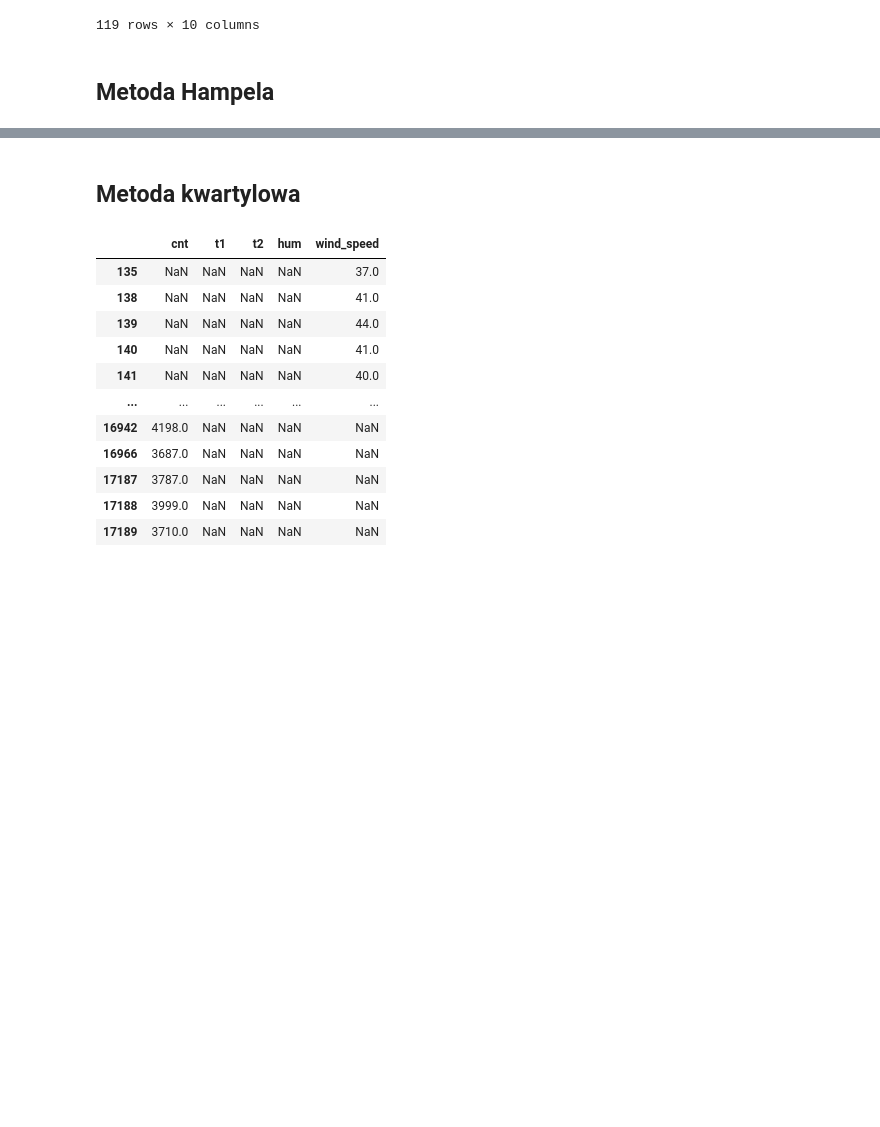
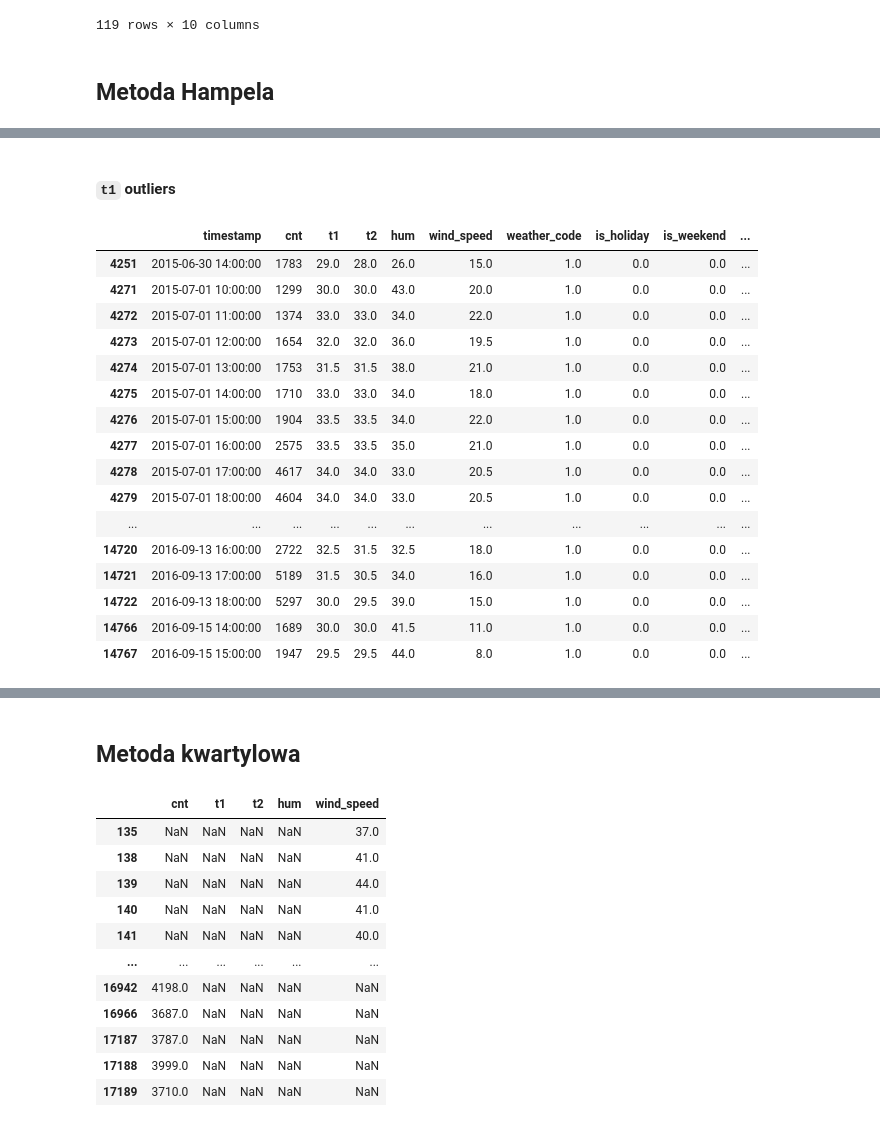
Before and after one commit to hubert-mazur/bike_sharing_data_exploration, a Jupyter notebook: project.ipynb, the cells around one changed output, grey strips where cells are left out. Drawn from its saved outputs; the diff is of its cells as text; code cells hidden in the pictures; blank space fills up the shorter version.

Commit message:
Print cnt, t1, hum, wind_speed outliers in II and III method

```diff
--- a/project.ipynb
+++ b/project.ipynb
@@ -232,0 +256,22 @@ df.dropna(thresh=1)
+# %% [markdown]
+#### `t1` outliers
+# %%
+dataset.iloc[list(df.index[df['t1'].notna() == True])]
+# %% [output]
+|  | timestamp | cnt | t1 | t2 | hum | wind_speed | weather_code | is_holiday | is_weekend | ... |
+| 4251 | 2015-06-30 14:00:00 | 1783 | 29.0 | 28.0 | 26.0 | 15.0 | 1.0 | 0.0 | 0.0 | ... |
+| 4271 | 2015-07-01 10:00:00 | 1299 | 30.0 | 30.0 | 43.0 | 20.0 | 1.0 | 0.0 | 0.0 | ... |
+| 4272 | 2015-07-01 11:00:00 | 1374 | 33.0 | 33.0 | 34.0 | 22.0 | 1.0 | 0.0 | 0.0 | ... |
+| 4273 | 2015-07-01 12:00:00 | 1654 | 32.0 | 32.0 | 36.0 | 19.5 | 1.0 | 0.0 | 0.0 | ... |
+| 4274 | 2015-07-01 13:00:00 | 1753 | 31.5 | 31.5 | 38.0 | 21.0 | 1.0 | 0.0 | 0.0 | ... |
+| 4275 | 2015-07-01 14:00:00 | 1710 | 33.0 | 33.0 | 34.0 | 18.0 | 1.0 | 0.0 | 0.0 | ... |
+| 4276 | 2015-07-01 15:00:00 | 1904 | 33.5 | 33.5 | 34.0 | 22.0 | 1.0 | 0.0 | 0.0 | ... |
+| 4277 | 2015-07-01 16:00:00 | 2575 | 33.5 | 33.5 | 35.0 | 21.0 | 1.0 | 0.0 | 0.0 | ... |
+| 4278 | 2015-07-01 17:00:00 | 4617 | 34.0 | 34.0 | 33.0 | 20.5 | 1.0 | 0.0 | 0.0 | ... |
+| 4279 | 2015-07-01 18:00:00 | 4604 | 34.0 | 34.0 | 33.0 | 20.5 | 1.0 | 0.0 | 0.0 | ... |
+| ... | ... | ... | ... | ... | ... | ... | ... | ... | ... | ... |
+| 14720 | 2016-09-13 16:00:00 | 2722 | 32.5 | 31.5 | 32.5 | 18.0 | 1.0 | 0.0 | 0.0 | ... |
+| 14721 | 2016-09-13 17:00:00 | 5189 | 31.5 | 30.5 | 34.0 | 16.0 | 1.0 | 0.0 | 0.0 | ... |
+| 14722 | 2016-09-13 18:00:00 | 5297 | 30.0 | 29.5 | 39.0 | 15.0 | 1.0 | 0.0 | 0.0 | ... |
+| 14766 | 2016-09-15 14:00:00 | 1689 | 30.0 | 30.0 | 41.5 | 11.0 | 1.0 | 0.0 | 0.0 | ... |
+| 14767 | 2016-09-15 15:00:00 | 1947 | 29.5 | 29.5 | 44.0 | 8.0 | 1.0 | 0.0 | 0.0 | ... |
```
Also changed, not shown: parts of 17 cells of this notebook.
